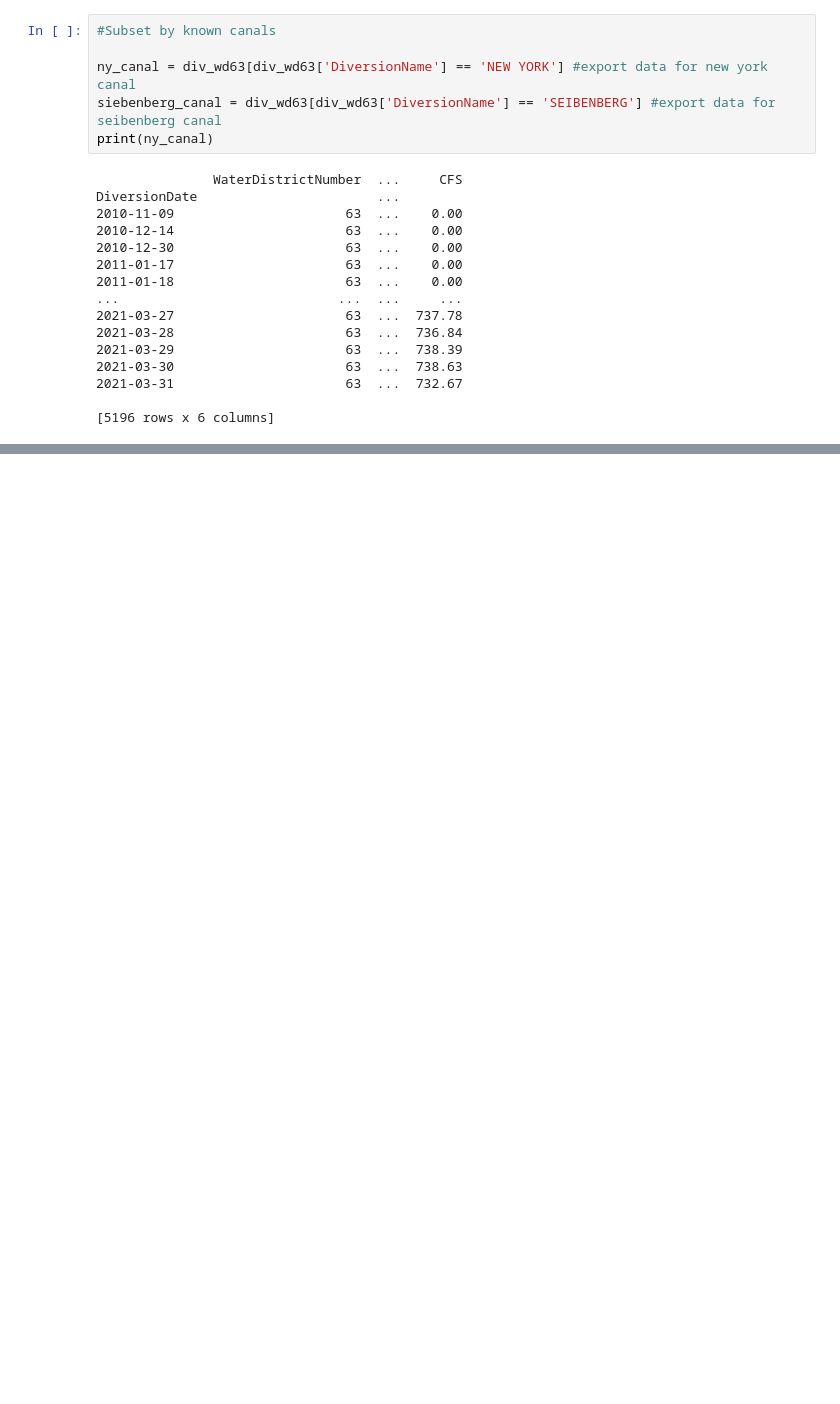
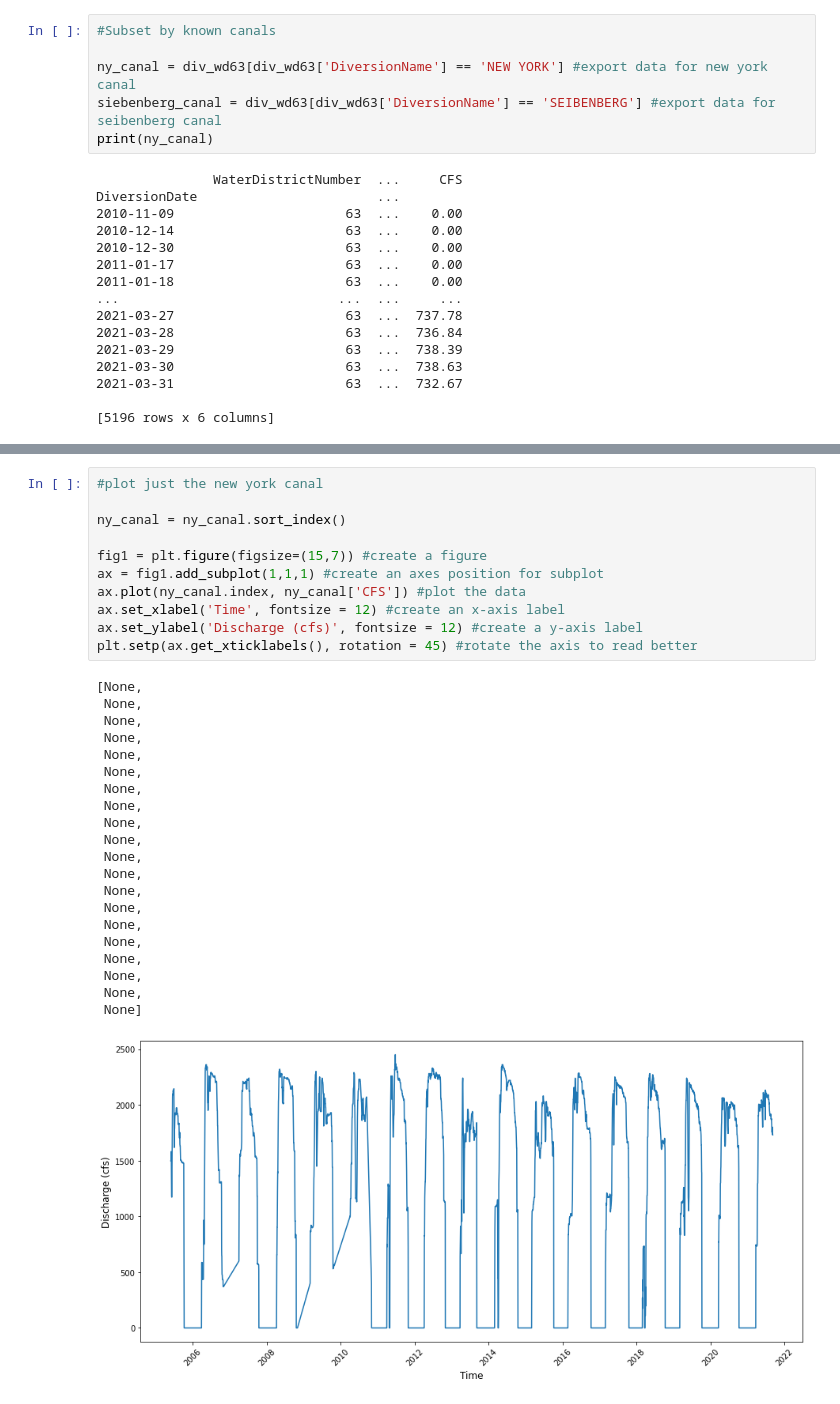
Before and after one commit to bridgetmarie24/pod_pou_lulcc, a Jupyter notebook: diversion_timeseries.ipynb, the cells around one changed output, grey strips where cells are left out. Drawn from its saved outputs; the diff is of its cells as text; blank space fills up the shorter version.

```diff
--- a/diversion_timeseries.ipynb
+++ b/diversion_timeseries.ipynb
@@ -129,3 +174,36 @@ Text(0, 0.5, 'Discharge (cfs)')
+# %%
+#plot just the new york canal
+
+ny_canal = ny_canal.sort_index()
+
+fig1 = plt.figure(figsize=(15,7)) #create a figure
+ax = fig1.add_subplot(1,1,1) #create an axes position for subplot
+ax.plot(ny_canal.index, ny_canal['CFS']) #plot the data
+ax.set_xlabel('Time', fontsize = 12) #create an x-axis label
+ax.set_ylabel('Discharge (cfs)', fontsize = 12) #create a y-axis label
+plt.setp(ax.get_xticklabels(), rotation = 45) #rotate the axis to read better
+# %% [output]
+[None,
+ None,
+ None,
+ None,
+ None,
+ None,
+ None,
+ None,
+ None,
+ None,
+ None,
+ None,
+ None,
+ None,
+ None,
+ None,
+ None,
+ None,
+ None,
+ None]
+[figure, added]
 # %%
 # figure out the names of each of the canals
 
```
Also changed, not shown: parts of 8 cells of this notebook.
